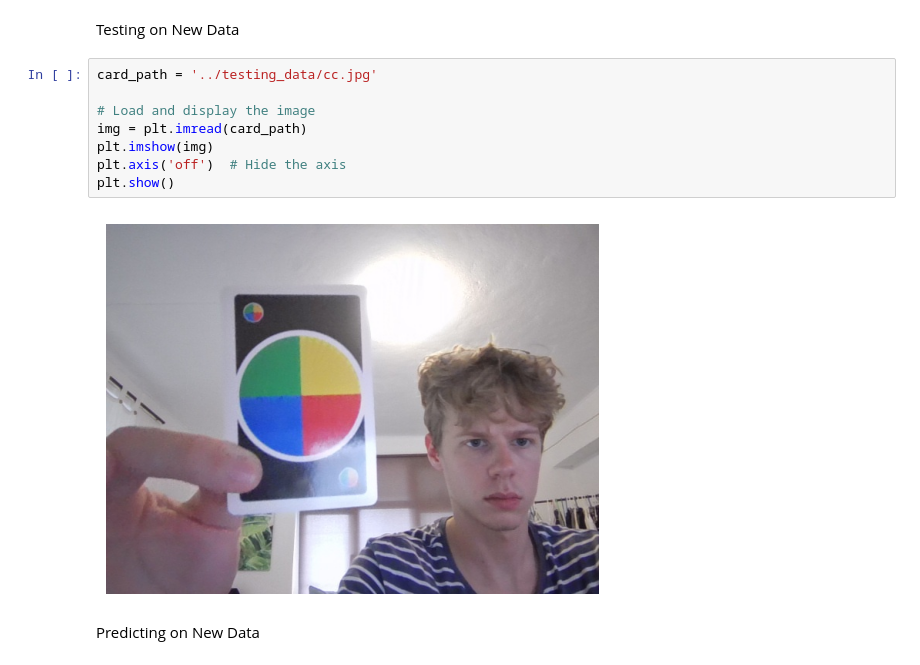
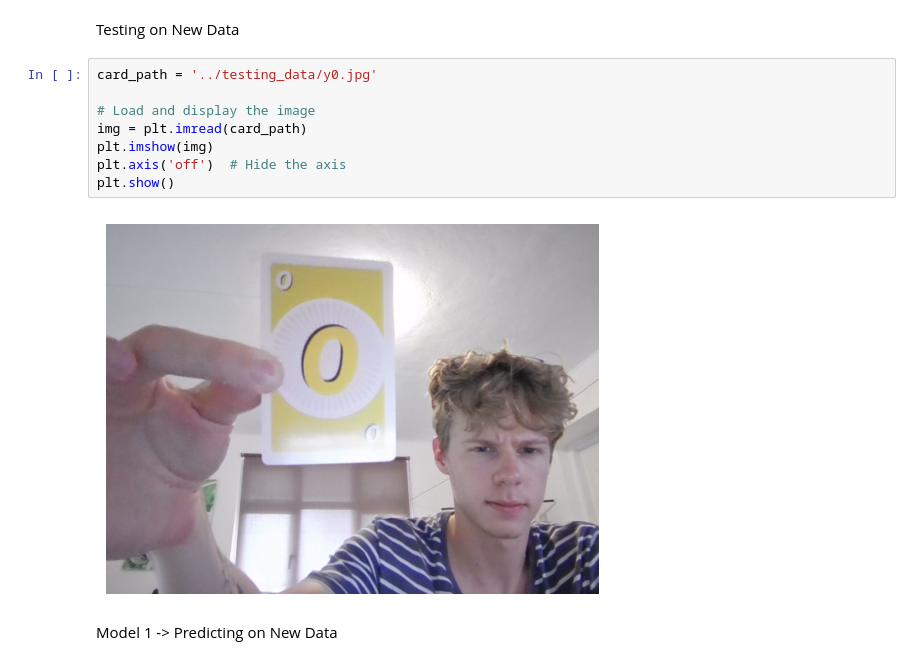
Before and after one commit to AdolfArchibald/RoboticsCW1Year3, a Jupyter notebook: Code/main.ipynb, the cells around one changed output. Saved outputs shown, nothing was run; the diff lists cells and outputs as text.

```diff
--- a/Code/main.ipynb
+++ b/Code/main.ipynb
@@ -200,16 +288,16 @@ plt.show()
 # %% [markdown]
 Testing on New Data
 # %%
-card_path = '../testing_data/cc.jpg'
+card_path = '../testing_data/y0.jpg'
 
 # Load and display the image
 img = plt.imread(card_path)
 plt.imshow(img)
 plt.axis('off')  # Hide the axis
 plt.show()
 # %% [output]
-[figure, old version]
+[figure, new version]
 # %% [markdown]
-Predicting on New Data
+Model 1 -> Predicting on New Data
 # %%
 img = tf.keras.utils.load_img(
```
Also changed, not shown: parts of 63 cells of this notebook, 1 other file.
